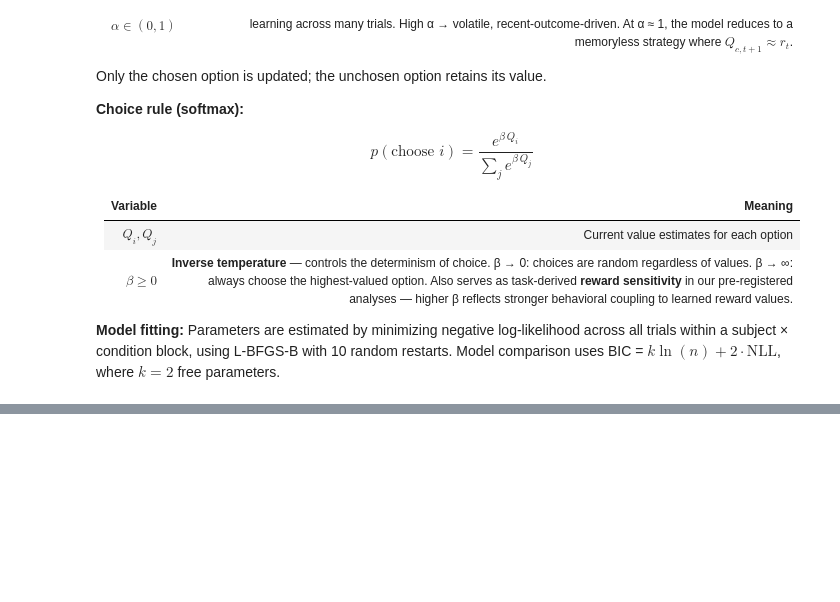
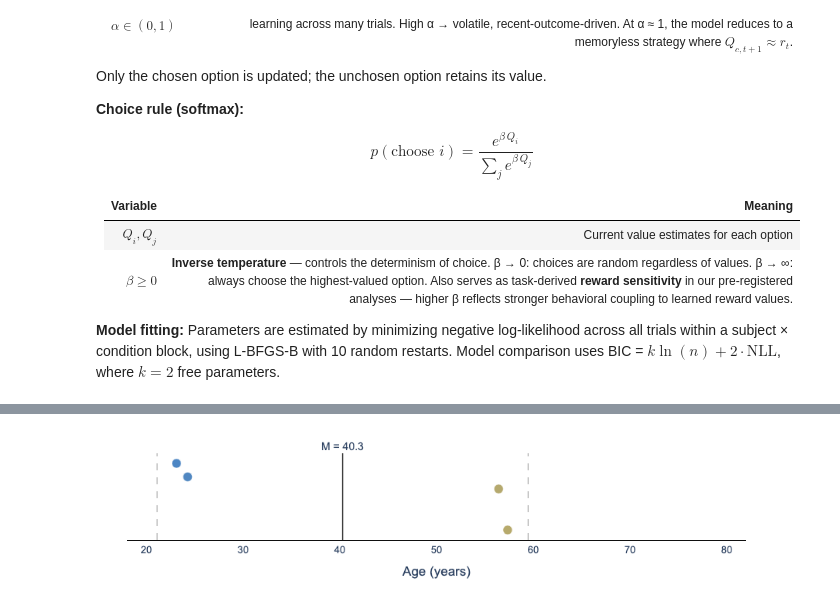
Before and after one commit to DVS-Lab/tacs_bandit, a Jupyter notebook: code/tacs_bandit_analyses.ipynb, the cells around one changed output, grey strips where cells are left out. Saved outputs shown, nothing was run; the diff lists cells and outputs as text; code cells hidden in the pictures; blank space fills up the shorter version.

```diff
--- a/code/tacs_bandit_analyses.ipynb
+++ b/code/tacs_bandit_analyses.ipynb
@@ -690,0 +695,73 @@ $$p(\text{choose } i) = \frac{e^{\beta \, Q_i}}{\sum_j e^{\beta \, Q_j}}$$
+# %%
+# Sample Demographics
+
+import plotly.graph_objects as go
+import matplotlib.colors as mcolors
+
+# ---- Load & filter REDCap to study participants ----
+redcap_tacs = pd.read_csv(REDCAP_TACS_PATH)
+redcap_tacs = redcap_tacs.rename(columns={'Record ID': 'subject_id', 'Age in years:': 'age'})
+redcap_tacs['subject_id'] = redcap_tacs['subject_id'].astype(str)
+demo = redcap_tacs[redcap_tacs['subject_id'].isin(SUBJECT_INFO.keys())].copy()
+
+# ---- Summary table ----
+n = len(demo)
+age_mean, age_sd = demo['age'].mean(), demo['age'].std()
+age_min_val, age_max_val = demo['age'].min(), demo['age'].max()
+
+print(f'N = {n}')
+print(f'Age: M = {age_mean:.1f}, SD = {age_sd:.1f}, range = {age_min_val:.1f}–{age_max_val:.1f}')
+print(f'\nGender:')
+for val, count in demo['Gender'].value_counts().items():
+    print(f'  {val}: {count} ({100*count/n:.0f}%)')
+print(f'\nRace:')
+for val, count in demo['Race'].value_counts().items():
+    print(f'  {val}: {count} ({100*count/n:.0f}%)')
+print(f'\nEthnicity:')
+for val, count in demo['Ethnicity'].value_counts().items():
+    print(f'  {val}: {count} ({100*count/n:.0f}%)')
+
+# ---- Age distribution (strip plot, blue→gold gradient) ----
+age_cmap = mcolors.LinearSegmentedColormap.from_list('blue_gold', ['#1565C0', '#FFB300'])
+age_floor, age_ceil = 20, 80
+
+def age_to_rgb(age):
+    norm = np.clip((age - age_floor) / (age_ceil - age_floor), 0, 1)
+    rgba = age_cmap(norm)
+    return f'rgb({int(rgba[0]*255)},{int(rgba[1]*255)},{int(rgba[2]*255)})'
+
+rng = np.random.default_rng(42)
+jitter = rng.uniform(-0.15, 0.15, size=n)
+
+fig = go.Figure()
+fig.add_trace(go.Scatter(
+    x=demo['age'], y=jitter,
+    mode='markers',
+    marker=dict(size=12, opacity=0.8,
+                color=[age_to_rgb(a) for a in demo['age']],
+                line=dict(width=0.5, color='white')),
+    text=[f'sub-{s}<br>Age: {a:.1f}<br>{g}'
+          for s, a, g in zip(demo['subject_id'], demo['age'], demo['Gender'])],
+    hoverinfo='text',
+))
+
+# Mean + SD reference lines
+fig.add_vline(x=age_mean, line=dict(color='#404040', width=1.5, dash='solid'),
+              annotation_text=f'M = {age_mean:.1f}', annotation_position='top')
+fig.add_vline(x=age_mean - age_sd, line=dict(color='#999999', width=1, dash='dash'))
+fig.add_vline(x=age_mean + age_sd, line=dict(color='#999999', width=1, dash='dash'))
+
+fig.update_layout(
+    height=200, width=700,
+    template='plotly_white',
+    margin=dict(l=40, r=80, t=30, b=40),
+    font=dict(family='Arial', size=14),
+    yaxis=dict(visible=False),
+    xaxis=dict(title='Age (years)', range=[18, 82]),
+)
+fig.update_xaxes(showgrid=False, zeroline=False,
+                 showline=True, linewidth=1, linecolor='black',
+                 tickfont=dict(size=13))
+
+fig.show(config=dict(toImageButtonOptions=dict(filename='sample_age_distribution')))
+# %% [output]
@@ -690,0 +783 @@ $$p(\text{choose } i) = \frac{e^{\beta \, Q_i}}{\sum_j e^{\beta \, Q_j}}$$
+[figure, added]
```
Also changed, not shown: parts of 9 cells of this notebook.
